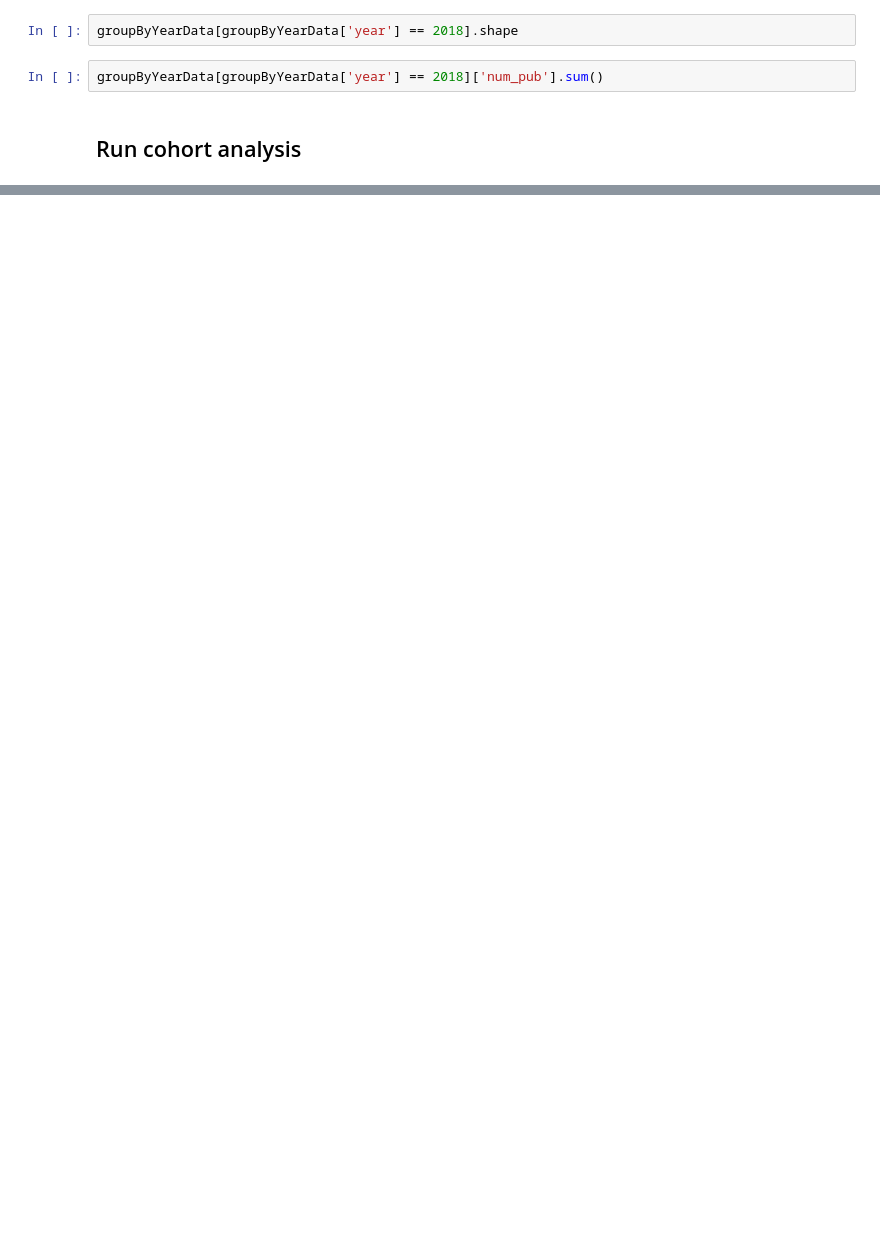
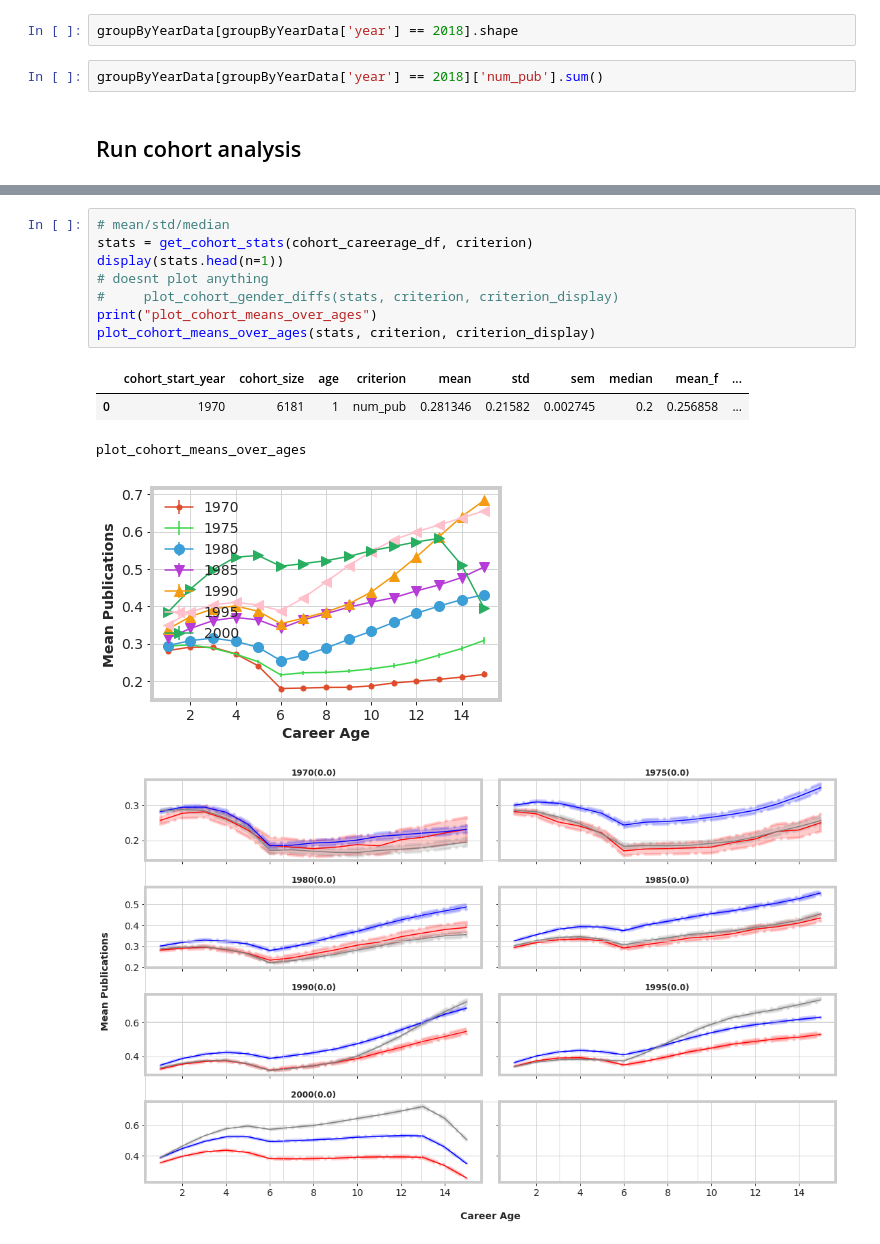
Before and after one commit to gesiscss/inequality, a Jupyter notebook: 2.Cohort analysis.ipynb, the cells around one changed output, grey strips where cells are left out. Drawn from its saved outputs; the diff is of its cells as text; blank space fills up the shorter version.

```diff
--- a/2.Cohort analysis.ipynb
+++ b/2.Cohort analysis.ipynb
@@ -250,0 +177,14 @@ groupByYearData[groupByYearData['year'] == 2018]['num_pub'].sum()
+# %%
+# mean/std/median
+stats = get_cohort_stats(cohort_careerage_df, criterion)
+display(stats.head(n=1))
+# doesnt plot anything
+#     plot_cohort_gender_diffs(stats, criterion, criterion_display)
+print("plot_cohort_means_over_ages")
+plot_cohort_means_over_ages(stats, criterion, criterion_display)
+# %% [output]
+|  | cohort_start_year | cohort_size | age | criterion | mean | std | sem | median | mean_f | ... |
+| 0 | 1970 | 6181 | 1 | num_pub | 0.281346 | 0.21582 | 0.002745 | 0.2 | 0.256858 | ... |
+plot_cohort_means_over_ages
+[figure, added]
+[figure, added]
```
Also changed, not shown: parts of 19 cells of this notebook, 4 other files.
